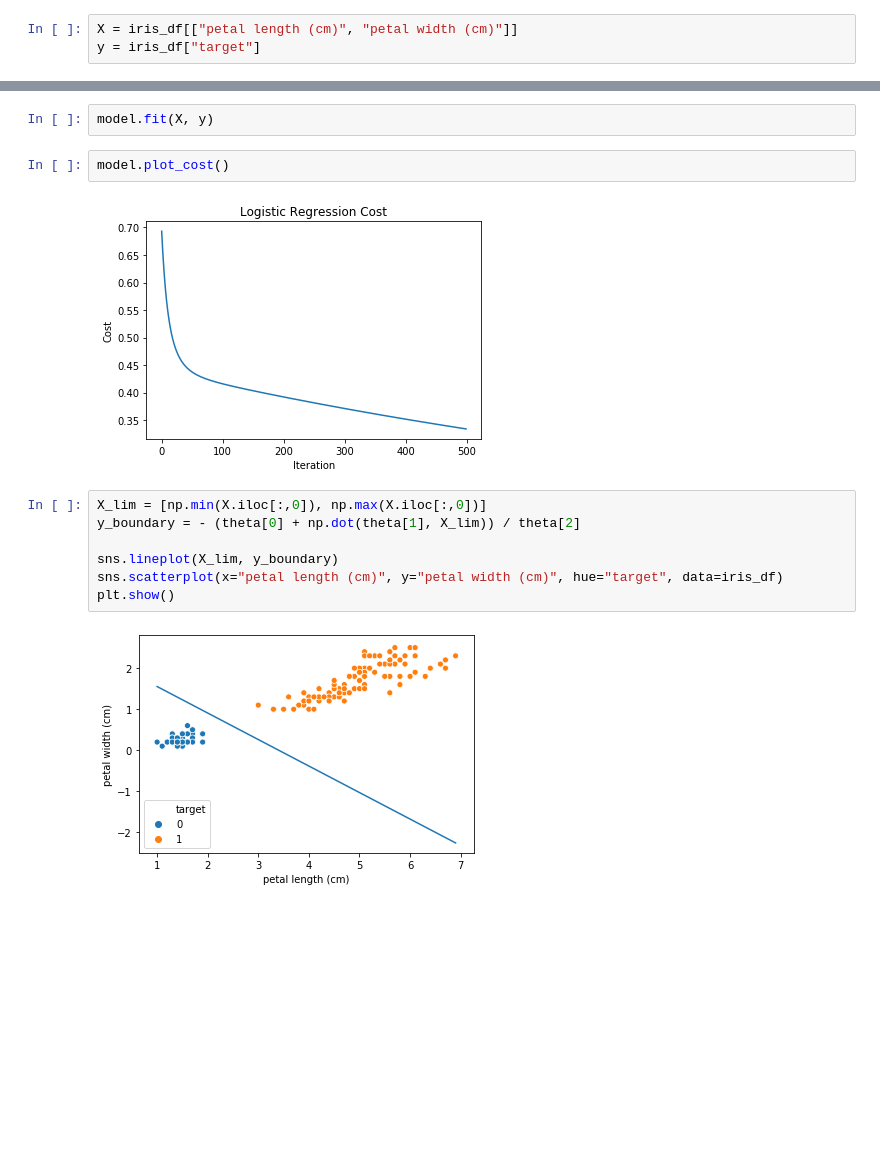
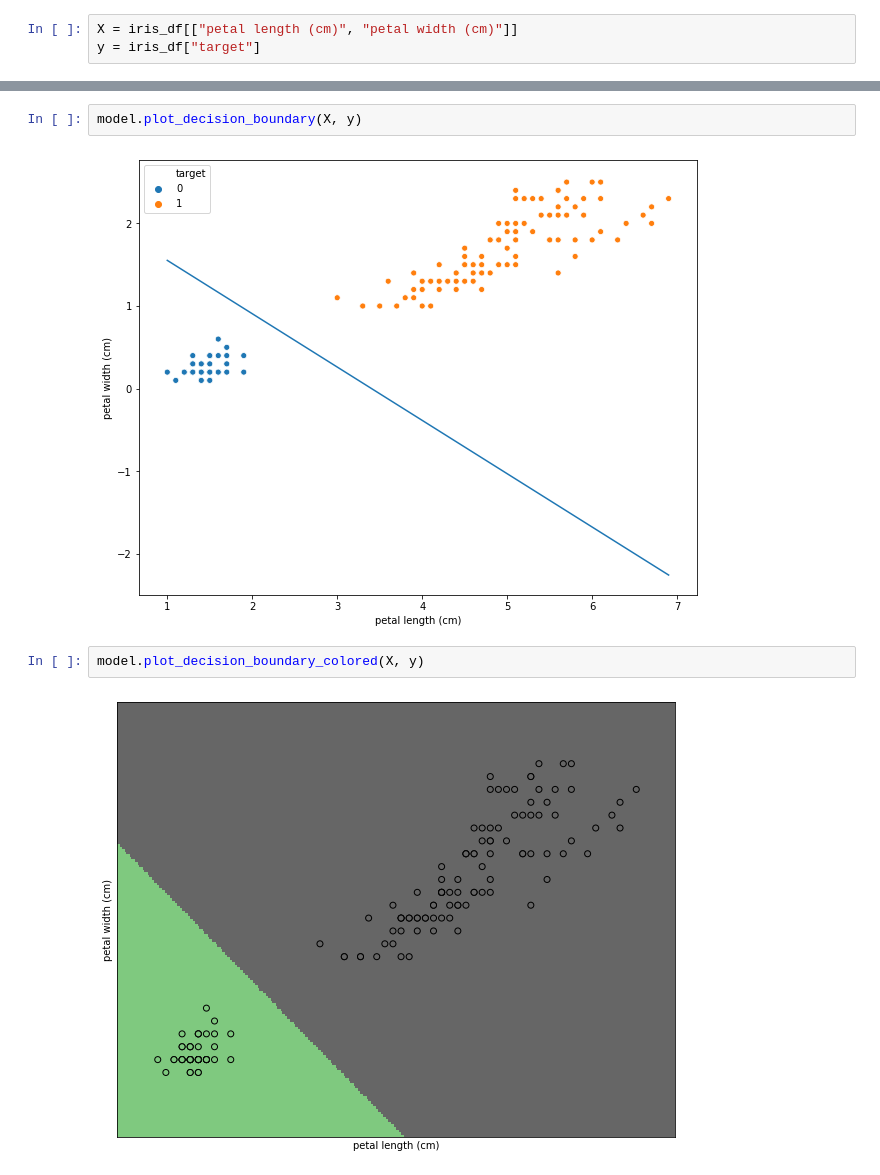
Before and after one commit to amypeniston/data-science-toolbox, a Jupyter notebook: key-concepts-examples/Logistic_Regression.ipynb, the cells around one changed output, grey strips where cells are left out. Drawn from its saved outputs; the diff is of its cells as text; blank space fills up the shorter version.

```diff
--- a/key-concepts-examples/Logistic_Regression.ipynb
+++ b/key-concepts-examples/Logistic_Regression.ipynb
@@ -148,15 +187,8 @@ model = logreg(lr, n_iter)
 # %%
-model.fit(X, y)
+model.plot_decision_boundary(X, y)
+# %% [output]
+[figure, added]
-# %%
-model.plot_cost()
-# %% [output]
-[figure, removed]
-# %%
-X_lim = [np.min(X.iloc[:,0]), np.max(X.iloc[:,0])]
-y_boundary = - (theta[0] + np.dot(theta[1], X_lim)) / theta[2]
-
-sns.lineplot(X_lim, y_boundary)
-sns.scatterplot(x="petal length (cm)", y="petal width (cm)", hue="target", data=iris_df)
-plt.show()
-# %% [output]
-[figure, removed]
+# %%
+model.plot_decision_boundary_colored(X, y)
+# %% [output]
+[figure, added]
```
Also changed, not shown: parts of 8 cells of this notebook.
